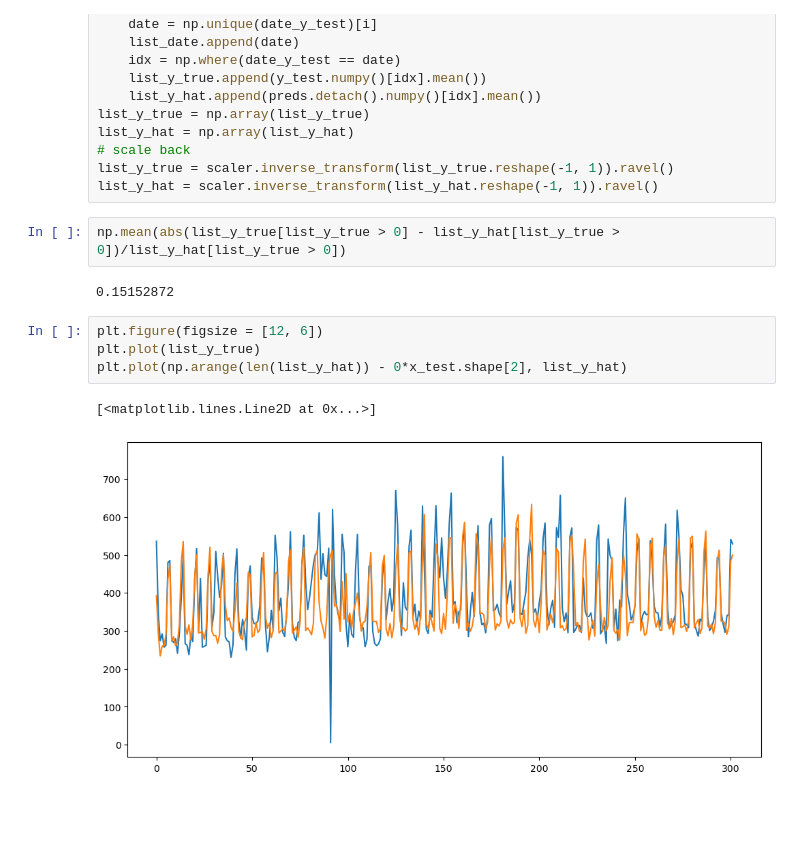
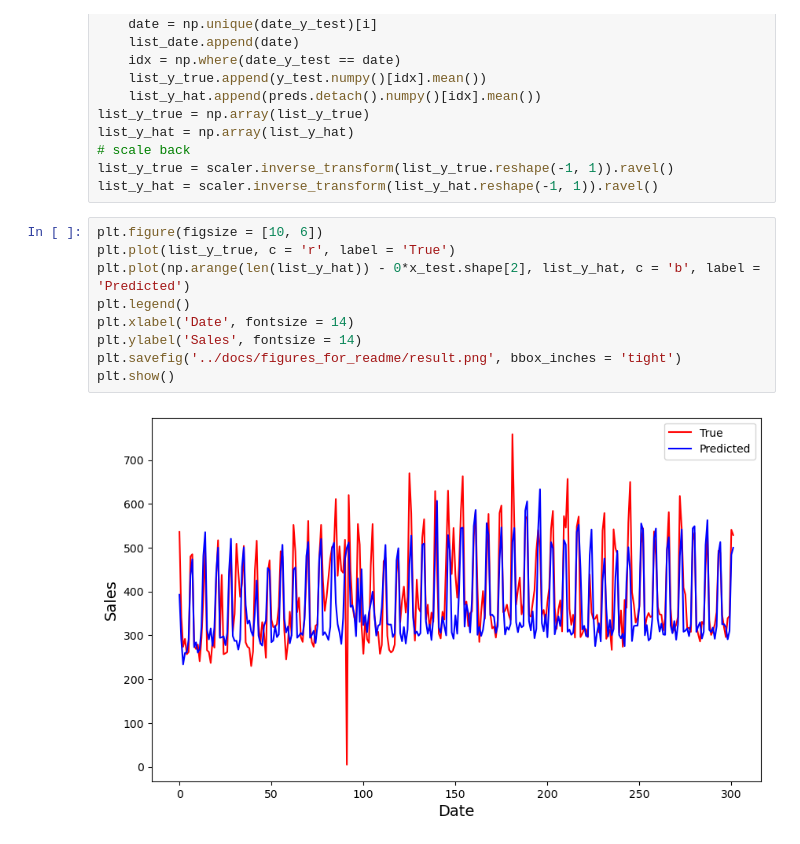
Before and after one commit to adavoli91/Temporal-convolutional-network, a Jupyter notebook: notebooks/TCN.ipynb, the cells around one changed output. Drawn from its saved outputs; the diff is of its cells as text; blank space fills up the shorter version.

Commit message:
Add figures

```diff
--- a/notebooks/TCN.ipynb
+++ b/notebooks/TCN.ipynb
@@ -582,14 +582,14 @@ list_y_hat = np.array(list_y_hat)
 # scale back
 list_y_true = scaler.inverse_transform(list_y_true.reshape(-1, 1)).ravel()
 list_y_hat = scaler.inverse_transform(list_y_hat.reshape(-1, 1)).ravel()
-# %%
-np.mean(abs(list_y_true[list_y_true > 0] - list_y_hat[list_y_true > 0])/list_y_hat[list_y_true > 0])
-# %% [output]
-0.15152872
 # %%
-plt.figure(figsize = [12, 6])
-plt.plot(list_y_true)
-plt.plot(np.arange(len(list_y_hat)) - 0*x_test.shape[2], list_y_hat)
+plt.figure(figsize = [10, 6])
+plt.plot(list_y_true, c = 'r', label = 'True')
+plt.plot(np.arange(len(list_y_hat)) - 0*x_test.shape[2], list_y_hat, c = 'b', label = 'Predicted')
+plt.legend()
+plt.xlabel('Date', fontsize = 14)
+plt.ylabel('Sales', fontsize = 14)
+plt.savefig('../docs/figures_for_readme/result.png', bbox_inches = 'tight')
+plt.show()
 # %% [output]
-[<matplotlib.lines.Line2D at 0x...>]
-[figure, old version]
+[figure, new version]
```
Also changed, not shown: 10 other files.
